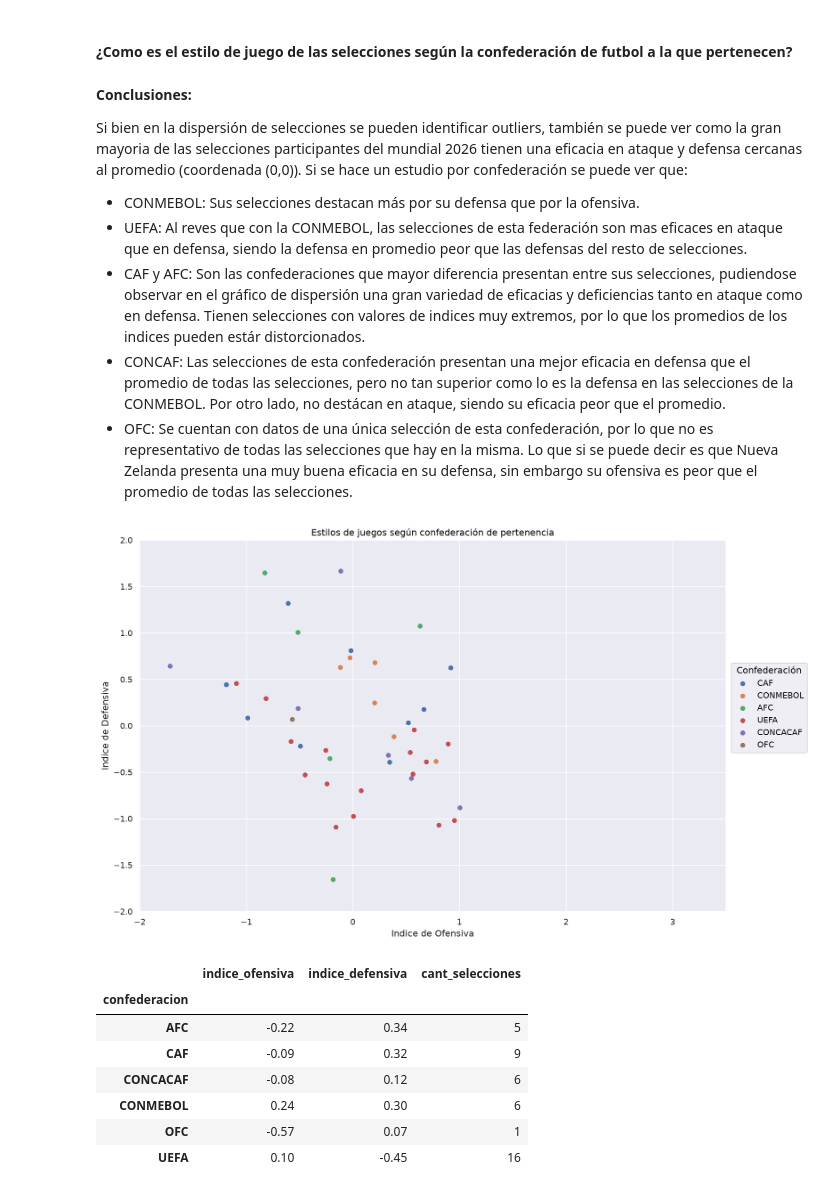
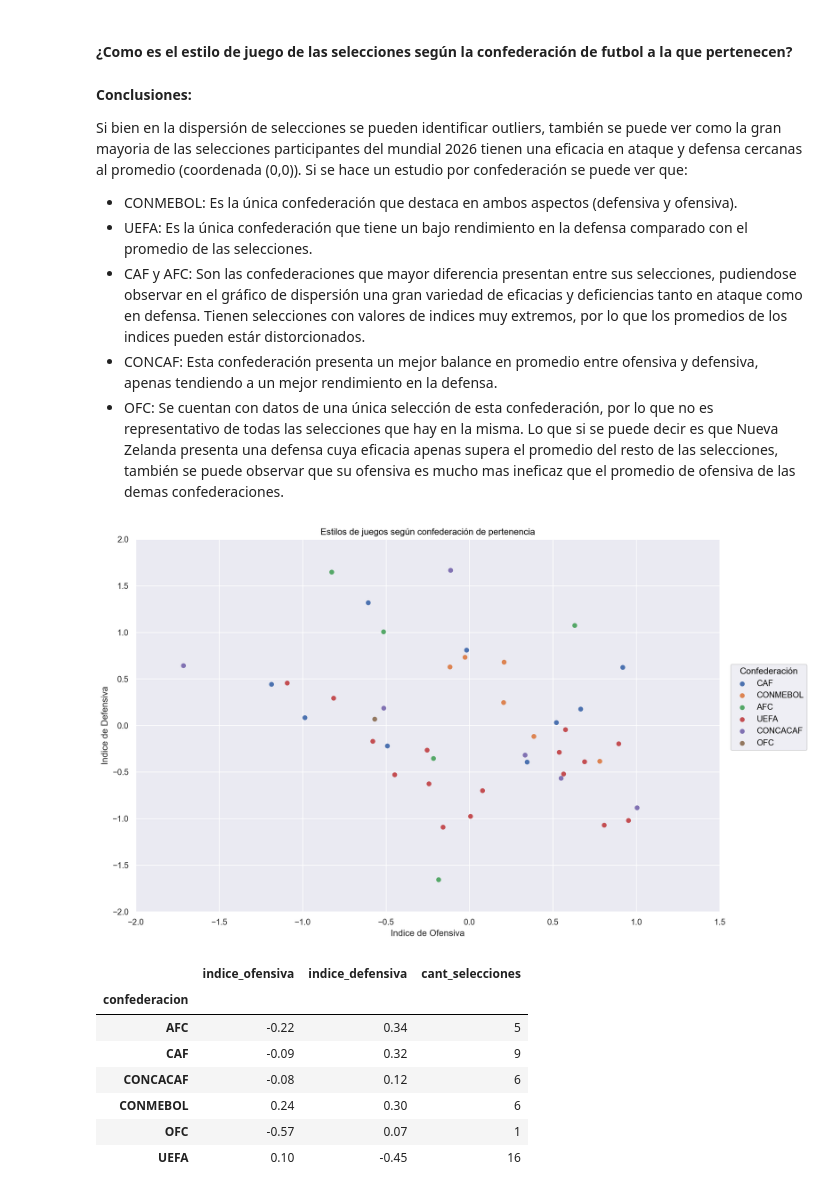
Before and after one commit to vinpalonsky/tp-labo-de-datos, a Jupyter notebook: vincenzo_palonsky-azul_soldani-francisco_amato.ipynb, the cells around one changed output. Saved outputs shown, nothing was run; the diff lists cells and outputs as text; code cells hidden in the pictures.

```diff
--- a/vincenzo_palonsky-azul_soldani-francisco_amato.ipynb
+++ b/vincenzo_palonsky-azul_soldani-francisco_amato.ipynb
@@ -439,29 +437,29 @@ df_ofensiva_defensiva[["confederacion","edad","caps","indice_ofensiva","indice_d
 
 Si bien en la dispersión de selecciones se pueden identificar outliers, también se puede ver como la gran mayoria de las selecciones participantes del mundial 2026 tienen una eficacia en ataque y defensa cercanas al promedio (coordenada (0,0)). Si se hace un estudio por confederación se puede ver que:
 
-- CONMEBOL: Sus selecciones destacan más por su defensa que por la ofensiva.
-- UEFA: Al reves que con la CONMEBOL, las selecciones de esta federación son mas eficaces en ataque que en defensa, siendo la defensa en promedio peor que las defensas del resto de selecciones.
+- CONMEBOL: Es la única confederación que destaca en ambos aspectos (defensiva y ofensiva).
+- UEFA: Es la única confederación que tiene un bajo rendimiento en la defensa comparado con el promedio de las selecciones.
 - CAF y AFC: Son las confederaciones que mayor diferencia presentan entre sus selecciones, pudiendose observar en el gráfico de dispersión una gran variedad de eficacias y deficiencias tanto en ataque como en defensa. Tienen selecciones con valores de indices muy extremos, por lo que los promedios de los indices pueden estár distorcionados.
-- CONCAF: Las selecciones de esta confederación presentan una mejor eficacia en defensa que el promedio de todas las selecciones, pero no tan superior como lo es la defensa en las selecciones de la CONMEBOL. Por otro lado, no destácan en ataque, siendo su eficacia peor que el promedio.
-- OFC: Se cuentan con datos de una única selección de esta confederación, por lo que no es representativo de todas las selecciones que hay en la misma. Lo que si se puede decir es que Nueva Zelanda presenta una muy buena eficacia en su defensa, sin embargo su ofensiva es peor que el promedio de todas las selecciones.
+- CONCAF: Esta confederación presenta un mejor balance en promedio entre ofensiva y defensiva, apenas tendiendo a un mejor rendimiento en la defensa.
+- OFC: Se cuentan con datos de una única selección de esta confederación, por lo que no es representativo de todas las selecciones que hay en la misma. Lo que si se puede decir es que Nueva Zelanda presenta una defensa cuya eficacia apenas supera el promedio del resto de las selecciones, también se puede observar que su ofensiva es mucho mas ineficaz que el promedio de ofensiva de las demas confederaciones.
 # %%
 (
         so.Plot(data = df_ofensiva_defensiva,
                 x = "indice_ofensiva",
                 y = "indice_defensiva",
                 color="confederacion",)
         .add(so.Dot())
-        .limit(x=(-2, 3.5), y=(-2, 2))
+        .limit(x=(-2, 1.5), y=(-2, 2))
         .layout(size=(12,8))
         .label(
                 x="Indice de Ofensiva",
                 y="Indice de Defensiva",
                 title="Estilos de juegos según confederación de pertenencia",
                 color="Confederación"
         )
 )
 # %% [output]
-[figure, old version]
+[figure, new version]
 # %%
 # Promedios de indices según confederación y tamaño de la muestr (selecciones
 df_confederaciones = (
```
Also changed, not shown: parts of 17 cells of this notebook.
